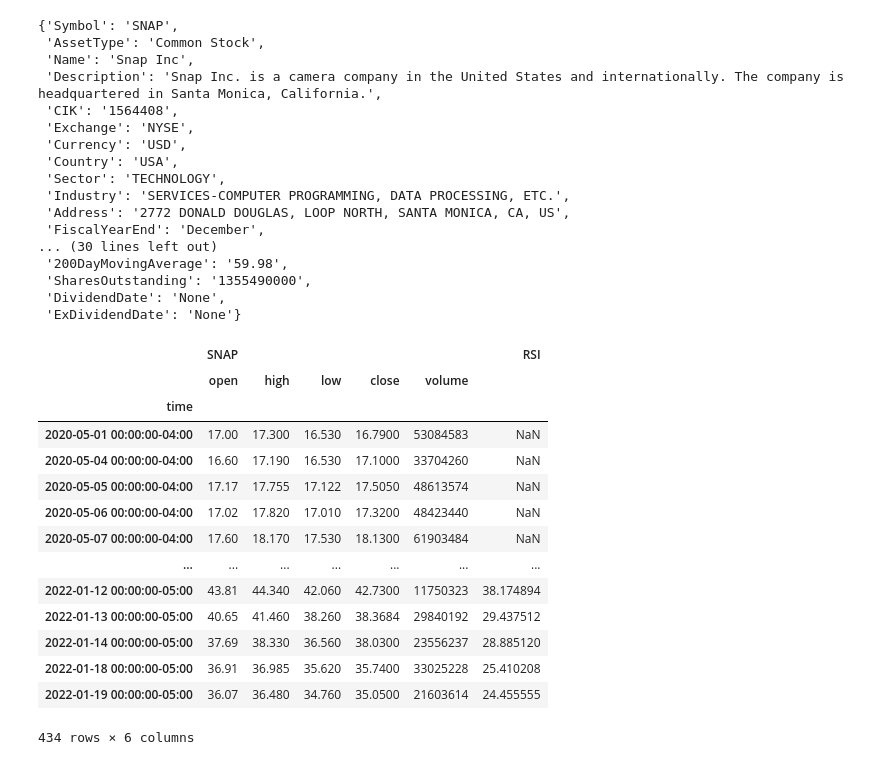
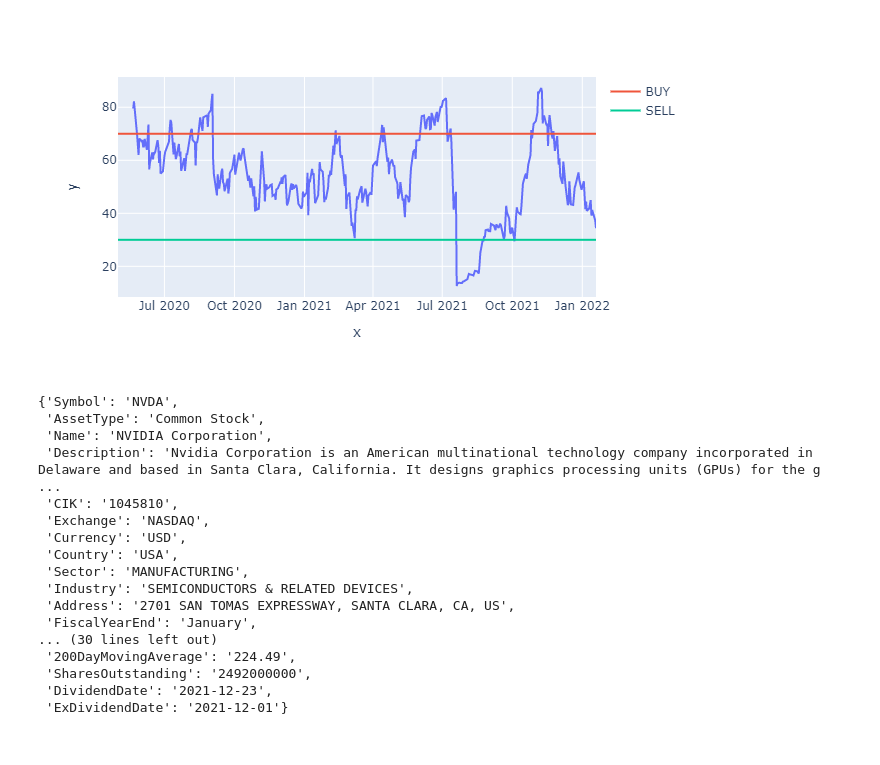
Before and after one commit to John-Gee3/Stock-Dashboard-Viewer, a Jupyter notebook: Stock RSI Bollinger Band dashboard.ipynb, the cells around one changed output. Drawn from its saved outputs; the diff is of its cells as text; code cells hidden in the pictures.

Commit message:
added functions to dashboard notebook. Cleaned up code in main file

```diff
--- a/Stock RSI Bollinger Band dashboard.ipynb
+++ b/Stock RSI Bollinger Band dashboard.ipynb
@@ -201,50 +138,36 @@ plt.show()
+# %%
+px.scatter(x=df_ticker.index,y = df_ticker.RSI)
+rsi_plot = px.line(x=df_ticker.index,y = df_ticker.RSI)
+rsi_plot.add_scatter(x=df_ticker.index,y = df_ticker['RSI UCL'],name='BUY')
+rsi_plot.add_scatter(x=df_ticker.index,y = df_ticker['RSI LCL'],name='SELL')
+# %% [output]
+[figure, added]
 # %%
 #Pull stock metrics from Alphavantage. NOTE: Doesn't appear to work with ETFs and funds, only stocks
 
 
 # replace the "demo" apikey below with your own key from https://www.alphavantage.co/support/#api-key
-url = 'https://www.alphavantage.co/query?function=OVERVIEW&symbol=' + tickers +'&apikey=' + AlphaVantageKey
+url = 'https://www.alphavantage.co/query?function=OVERVIEW&symbol=' + str(tickers) +'&apikey=' + str(AlphaVantageKey)
 r = requests.get(url)
-data = r.json()
-
-data
+stock_metrics = r.json()
 # %% [output]
-{'Symbol': 'SNAP',
+{'Symbol': 'NVDA',
  'AssetType': 'Common Stock',
- 'Name': 'Snap Inc',
- 'Description': 'Snap Inc. is a camera company in the United States and internationally. The company is headquartered in Santa Monica, California.',
- 'CIK': '1564408',
- 'Exchange': 'NYSE',
+ 'Name': 'NVIDIA Corporation',
+ 'Description': 'Nvidia Corporation is an American multinational technology company incorporated in Delaware and based in Santa Clara, California. It designs graphics processing units (GPUs) for the g ...
+ 'CIK': '1045810',
+ 'Exchange': 'NASDAQ',
  'Currency': 'USD',
  'Country': 'USA',
- 'Sector': 'TECHNOLOGY',
- 'Industry': 'SERVICES-COMPUTER PROGRAMMING, DATA PROCESSING, ETC.',
- 'Address': '2772 DONALD DOUGLAS, LOOP NORTH, SANTA MONICA, CA, US',
- 'FiscalYearEnd': 'December',
+ 'Sector': 'MANUFACTURING',
+ 'Industry': 'SEMICONDUCTORS & RELATED DEVICES',
+ 'Address': '2701 SAN TOMAS EXPRESSWAY, SANTA CLARA, CA, US',
+ 'FiscalYearEnd': 'January',
 ... (30 lines left out)
- '200DayMovingAverage': '59.98',
- 'SharesOutstanding': '1355490000',
- 'DividendDate': 'None',
- 'ExDividendDate': 'None'}
+ '200DayMovingAverage': '224.49',
+ 'SharesOutstanding': '2492000000',
+ 'DividendDate': '2021-12-23',
+ 'ExDividendDate': '2021-12-01'}
 # %%
 ## Need to find a way to display the relevant lines above
-# %%
-## Plot time trend data x = time , y = closing price
-df_ticker
-# %% [output]
-|  | SNAP |  |  |  |  | RSI |
-|  | open | high | low | close | volume |  |
-| time |  |  |  |  |  |  |
-| 2020-05-01 00:00:00-04:00 | 17.00 | 17.300 | 16.530 | 16.7900 | 53084583 | NaN |
-| 2020-05-04 00:00:00-04:00 | 16.60 | 17.190 | 16.530 | 17.1000 | 33704260 | NaN |
-| 2020-05-05 00:00:00-04:00 | 17.17 | 17.755 | 17.122 | 17.5050 | 48613574 | NaN |
-| 2020-05-06 00:00:00-04:00 | 17.02 | 17.820 | 17.010 | 17.3200 | 48423440 | NaN |
-| 2020-05-07 00:00:00-04:00 | 17.60 | 18.170 | 17.530 | 18.1300 | 61903484 | NaN |
-| ... | ... | ... | ... | ... | ... | ... |
-| 2022-01-12 00:00:00-05:00 | 43.81 | 44.340 | 42.060 | 42.7300 | 11750323 | 38.174894 |
-| 2022-01-13 00:00:00-05:00 | 40.65 | 41.460 | 38.260 | 38.3684 | 29840192 | 29.437512 |
-| 2022-01-14 00:00:00-05:00 | 37.69 | 38.330 | 36.560 | 38.0300 | 23556237 | 28.885120 |
-| 2022-01-18 00:00:00-05:00 | 36.91 | 36.985 | 35.620 | 35.7400 | 33025228 | 25.410208 |
-| 2022-01-19 00:00:00-05:00 | 36.07 | 36.480 | 34.760 | 35.0500 | 21603614 | 24.455555 |
-434 rows × 6 columns
 # %%
```
Also changed, not shown: parts of 10 cells of this notebook.
